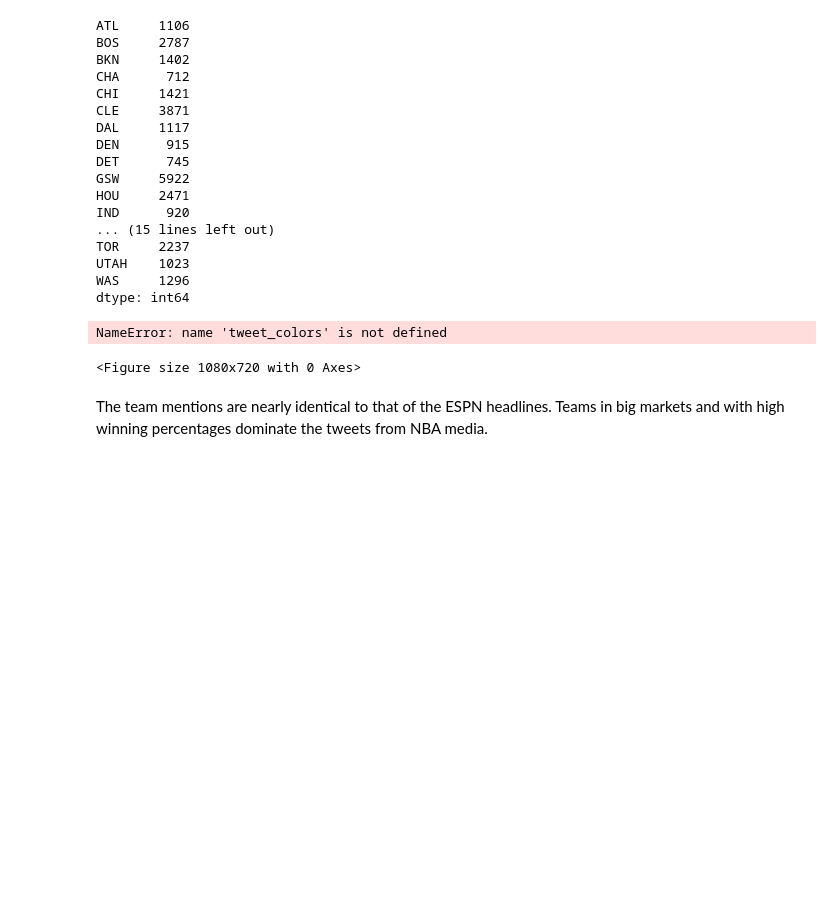
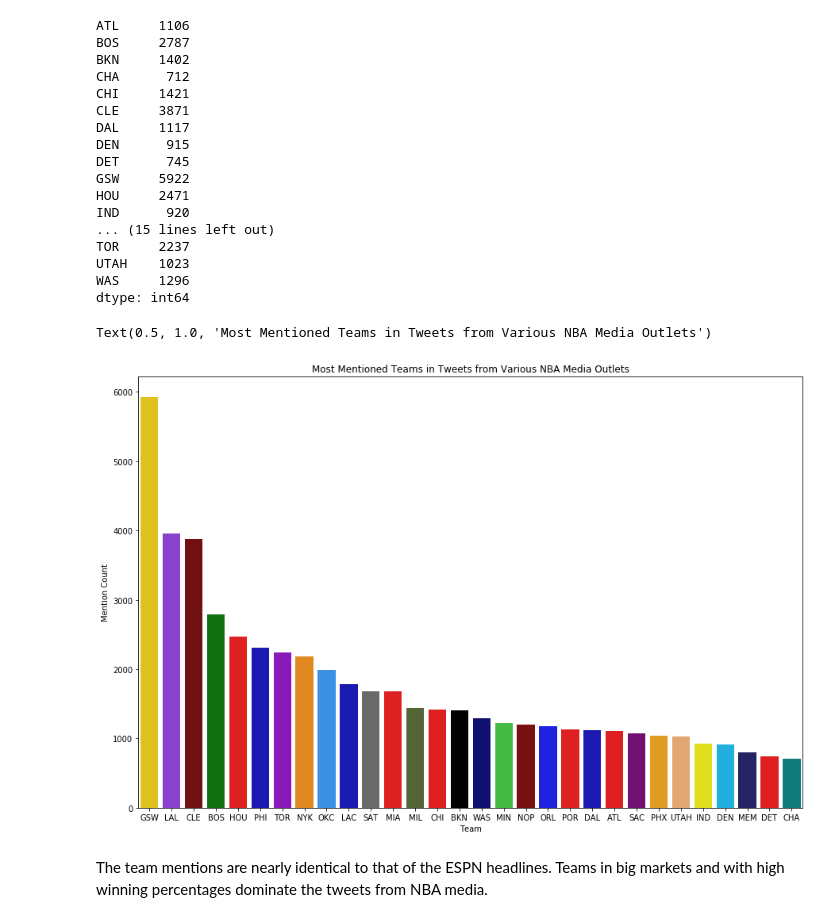
Before and after one commit to jeremy-lee93/capstone-project, a Jupyter notebook: sentiment_analysis.ipynb, the cells around one changed output. Saved outputs shown, nothing was run; the diff lists cells and outputs as text; code cells hidden in the pictures; blank space fills up the shorter version.

```diff
--- a/sentiment_analysis.ipynb
+++ b/sentiment_analysis.ipynb
@@ -461,14 +461,14 @@ twitter_team_names = list(tweets_team_mentions_df.sum().sort_values(ascending=Fa
 # %%
 plt.figure(figsize=(15,10))
 sns.barplot(x=twitter_team_names,
             y=tweets_team_mentions_df.sum().sort_values(ascending=False).values,
-           palette=tweet_colors)
+           palette=team_colors)
 plt.xlabel('Team')
 plt.ylabel('Mention Count')
 plt.title('Most Mentioned Teams in Tweets from Various NBA Media Outlets')
 # %% [output]
-NameError: name 'tweet_colors' is not defined
+Text(0.5, 1.0, 'Most Mentioned Teams in Tweets from Various NBA Media Outlets')
-<Figure size 1080x720 with 0 Axes>
+[figure, added]
 # %% [markdown]
 The team mentions are nearly identical to that of the ESPN headlines. Teams in big markets and with high winning percentages dominate the tweets from NBA media.
 # %%
```
Also changed, not shown: parts of 3 cells of this notebook, 8 other files.
